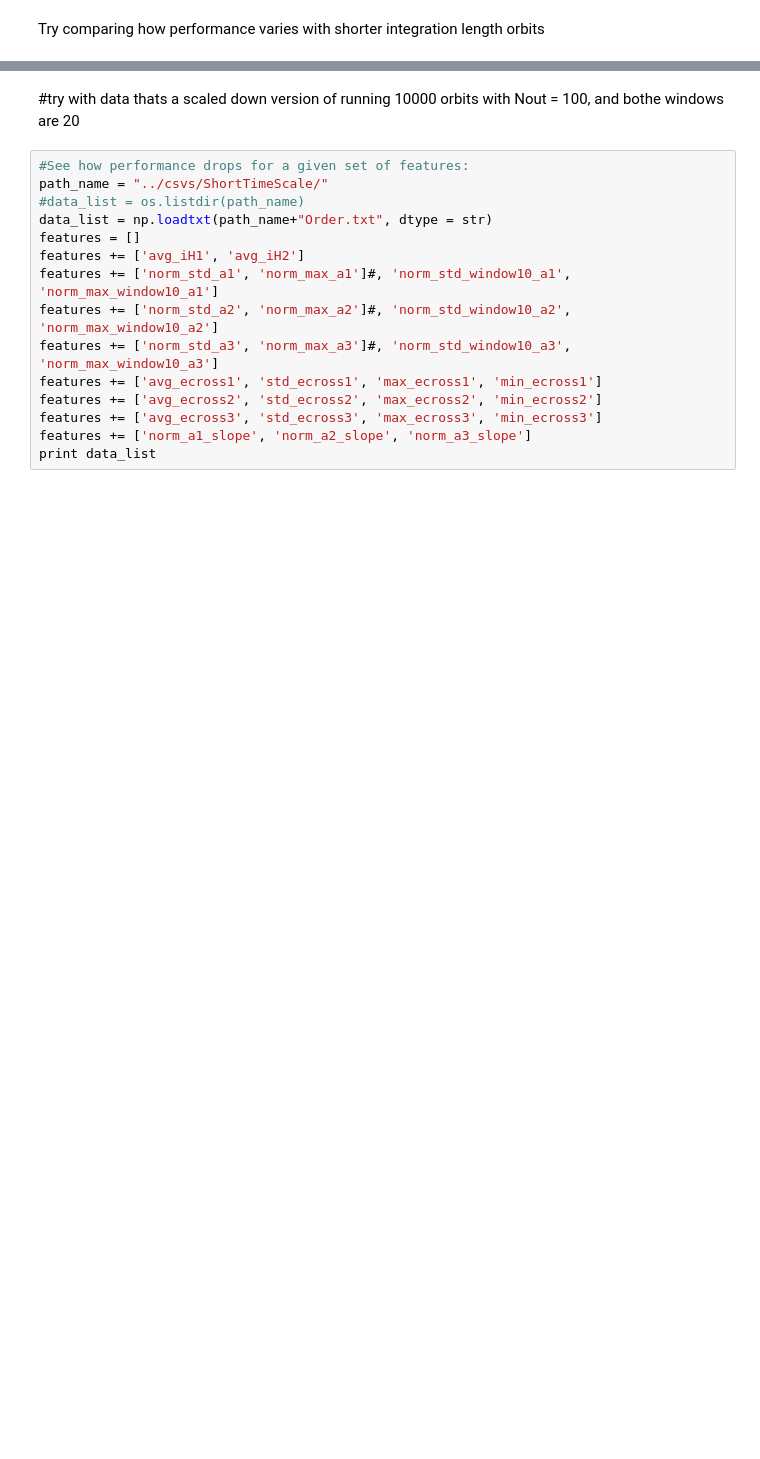
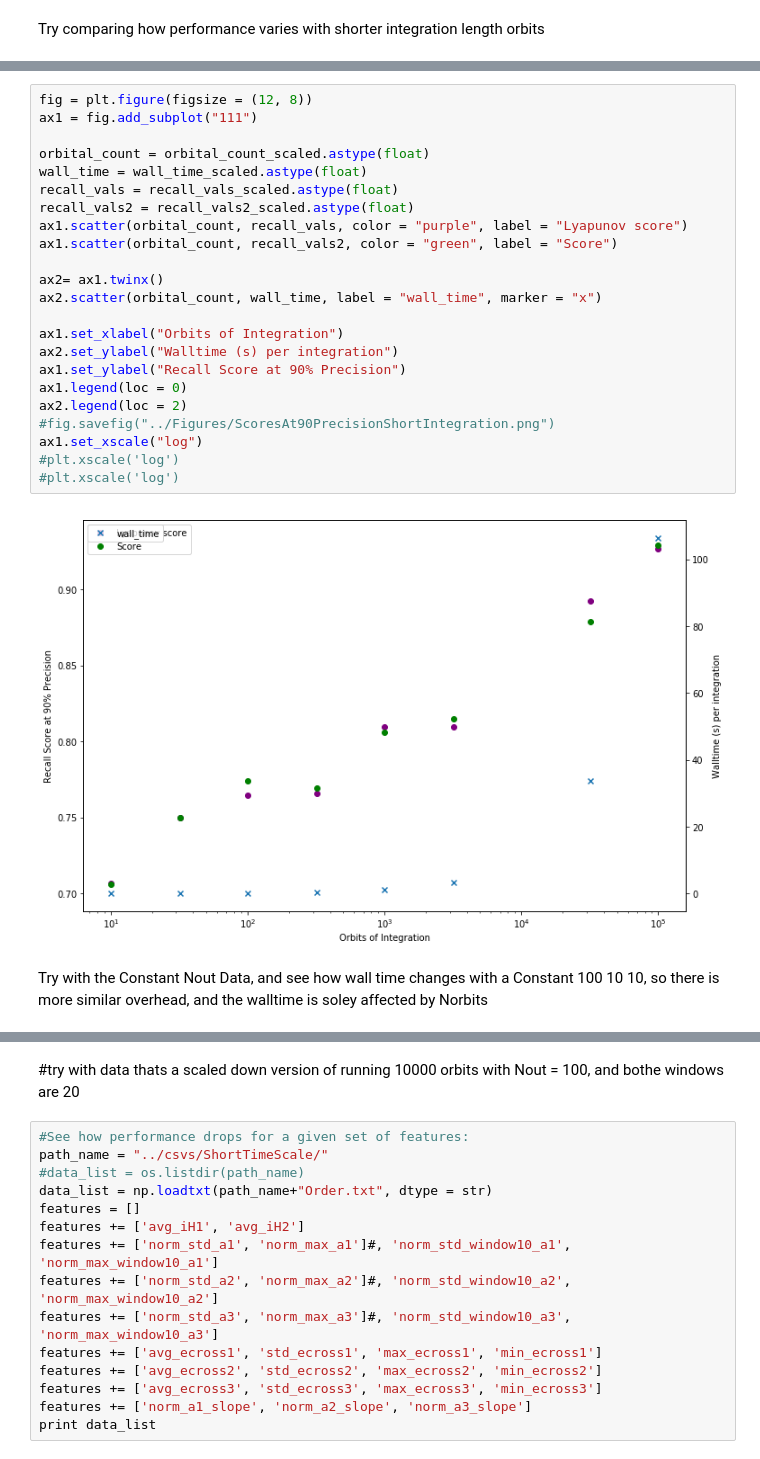
Before and after one commit to dtamayo/MLstability, a Jupyter notebook: Analysis/TestingHyperParams.ipynb, the cells around one changed output, grey strips where cells are left out. Drawn from its saved outputs; the diff is of its cells as text; blank space fills up the shorter version.

```diff
--- a/Analysis/TestingHyperParams.ipynb
+++ b/Analysis/TestingHyperParams.ipynb
@@ -204,0 +326,27 @@ for i, data in enumerate(X_vals):
+# %%
+fig = plt.figure(figsize = (12, 8))
+ax1 = fig.add_subplot("111")
+
+orbital_count = orbital_count_scaled.astype(float)
+wall_time = wall_time_scaled.astype(float)
+recall_vals = recall_vals_scaled.astype(float)
+recall_vals2 = recall_vals2_scaled.astype(float)
+ax1.scatter(orbital_count, recall_vals, color = "purple", label = "Lyapunov score")
+ax1.scatter(orbital_count, recall_vals2, color = "green", label = "Score")
+
+ax2= ax1.twinx()
+ax2.scatter(orbital_count, wall_time, label = "wall_time", marker = "x")
+
+ax1.set_xlabel("Orbits of Integration")
+ax2.set_ylabel("Walltime (s) per integration")
+ax1.set_ylabel("Recall Score at 90% Precision")
+ax1.legend(loc = 0)
+ax2.legend(loc = 2)
+#fig.savefig("../Figures/ScoresAt90PrecisionShortIntegration.png")
+ax1.set_xscale("log")
+#plt.xscale('log')
+#plt.xscale('log')
+# %% [output]
+[figure, added]
+# %% [markdown]
+Try with the Constant Nout Data, and see  how wall time changes with a Constant 100 10 10, so there is more similar overhead, and the walltime is soley affected by Norbits
```
Also changed, not shown: parts of 32 cells of this notebook.
